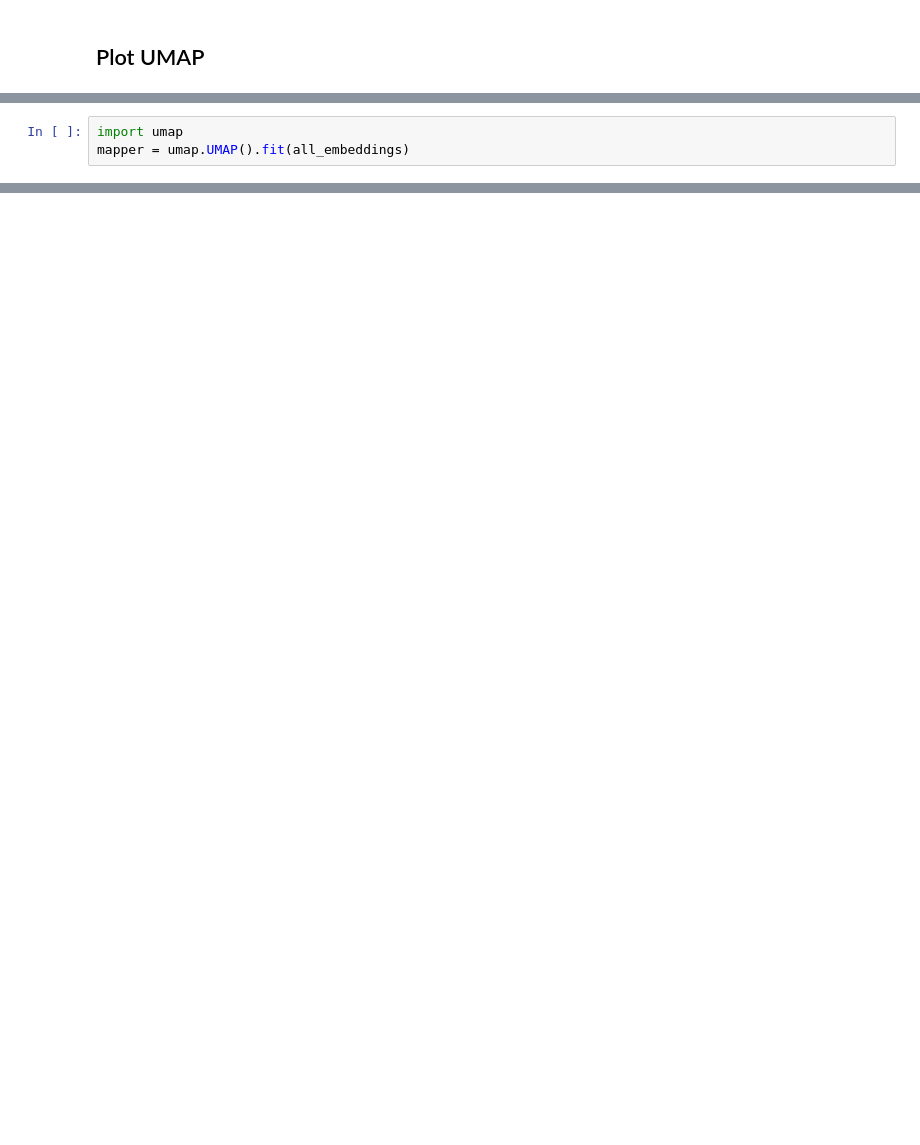
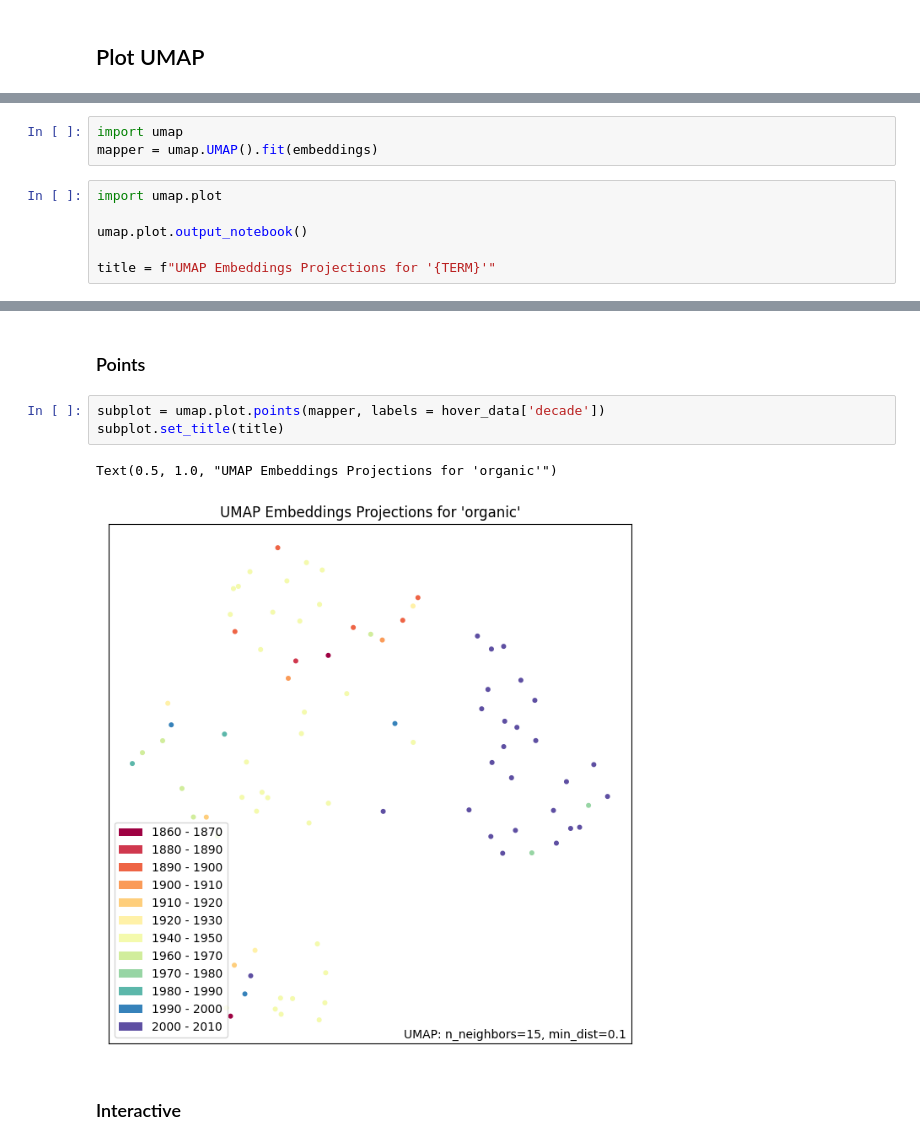
Before and after one commit to Semantics-of-Sustainability/ContextualLM, a Jupyter notebook: SemanticShift.ipynb, the cells around one changed output, grey strips where cells are left out. Cells and saved outputs as stored; diff of their text form; blank space fills up the shorter version.

```diff
--- a/SemanticShift.ipynb
+++ b/SemanticShift.ipynb
@@ -428,3 +395,9 @@ hover_data
 # %%
 import umap
-mapper = umap.UMAP().fit(all_embeddings)
+mapper = umap.UMAP().fit(embeddings)
+# %%
+import umap.plot
+
+umap.plot.output_notebook()
+
+title = f"UMAP Embeddings Projections for '{TERM}'"
@@ -431 +407,11 @@ mapper = umap.UMAP().fit(all_embeddings)
+# %% [markdown]
+### Points
+# %%
+subplot = umap.plot.points(mapper, labels = hover_data['decade'])
+subplot.set_title(title)
+# %% [output]
+Text(0.5, 1.0, "UMAP Embeddings Projections for 'organic'")
+[figure, added]
+# %% [markdown]
+### Interactive
 # %%
```
Also changed, not shown: parts of 22 cells of this notebook.
